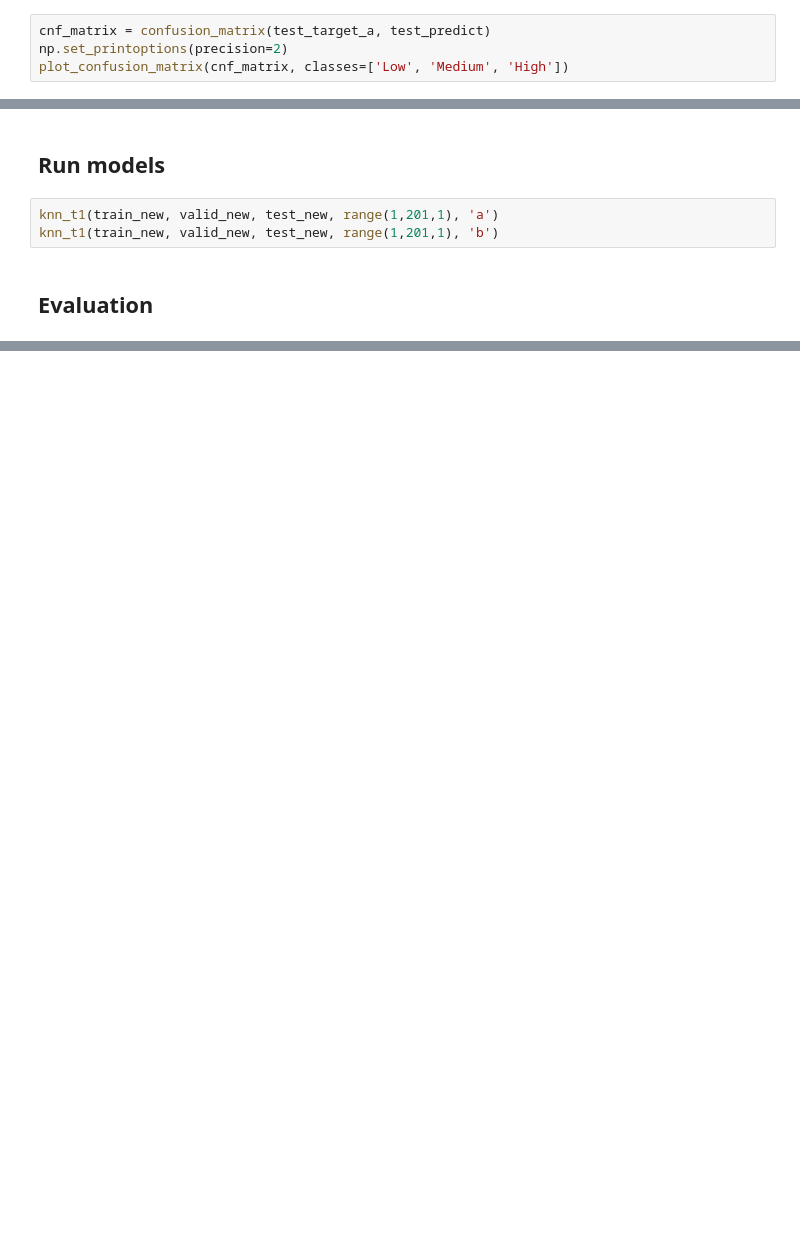
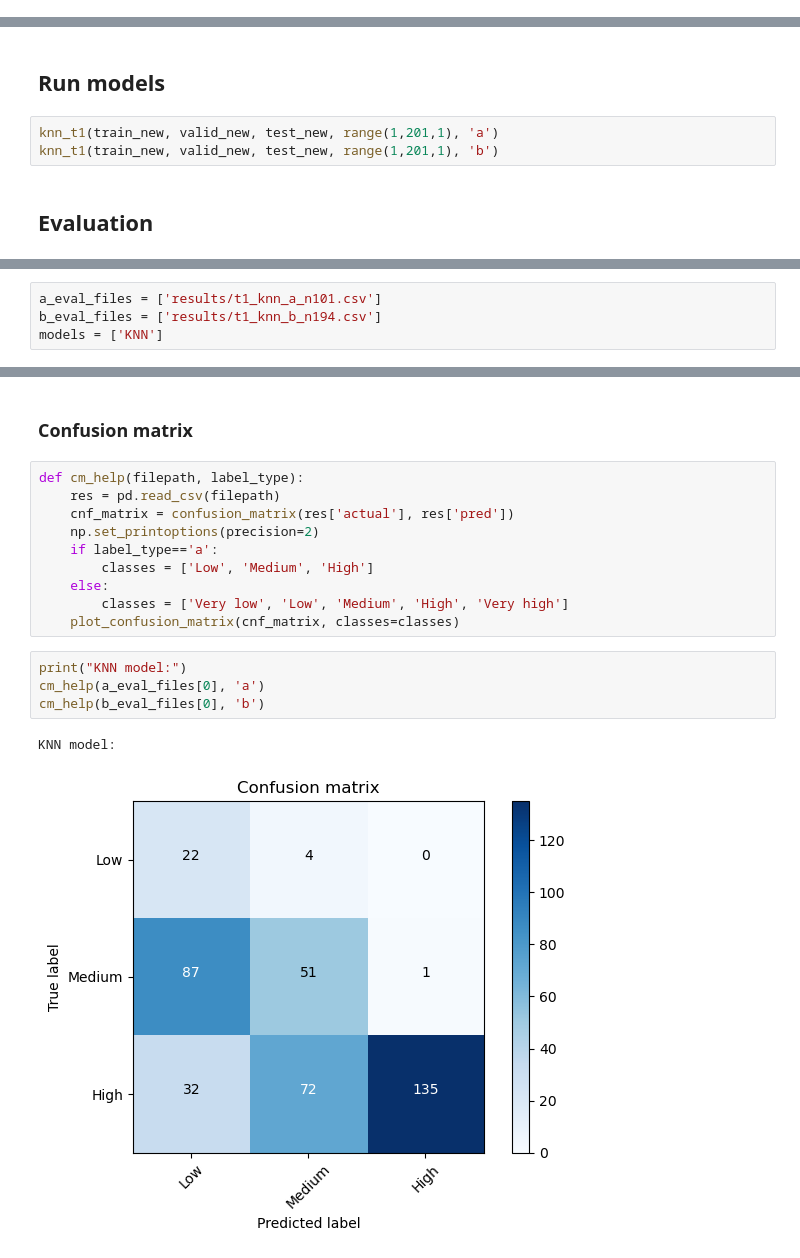
Before and after one commit to Mantoni9/data_mining_project, a Jupyter notebook: Task 1.ipynb, the cells around one changed output, grey strips where cells are left out. Saved outputs shown, nothing was run; the diff lists cells and outputs as text; blank space fills up the shorter version.

```diff
--- a/Task 1.ipynb
+++ b/Task 1.ipynb
@@ -266,5 +269 @@ def knn_t1(train, valid, test, n_range, label_set):
     output.to_csv(filename, index=False)
-# %%
-cnf_matrix = confusion_matrix(test_target_a, test_predict)
-np.set_printoptions(precision=2)
-plot_confusion_matrix(cnf_matrix, classes=['Low', 'Medium', 'High'])
@@ -309,0 +308,4 @@ def plot_confusion_matrix(cm, classes,
+# %%
+a_eval_files = ['results/t1_knn_a_n101.csv']
+b_eval_files = ['results/t1_knn_b_n194.csv']
+models = ['KNN']
@@ -309,0 +346,19 @@ def plot_confusion_matrix(cm, classes,
+# %% [markdown]
+### Confusion matrix
+# %%
+def cm_help(filepath, label_type):
+    res = pd.read_csv(filepath)
+    cnf_matrix = confusion_matrix(res['actual'], res['pred'])
+    np.set_printoptions(precision=2)
+    if label_type=='a':
+        classes = ['Low', 'Medium', 'High']
+    else:
+        classes = ['Very low', 'Low', 'Medium', 'High', 'Very high']
+    plot_confusion_matrix(cnf_matrix, classes=classes)
+# %%
+print("KNN model:")
+cm_help(a_eval_files[0], 'a')
+cm_help(b_eval_files[0], 'b')
+# %% [output]
+KNN model:
+[figure, added]
```
Also changed, not shown: parts of 8 cells of this notebook, 6 other files.
